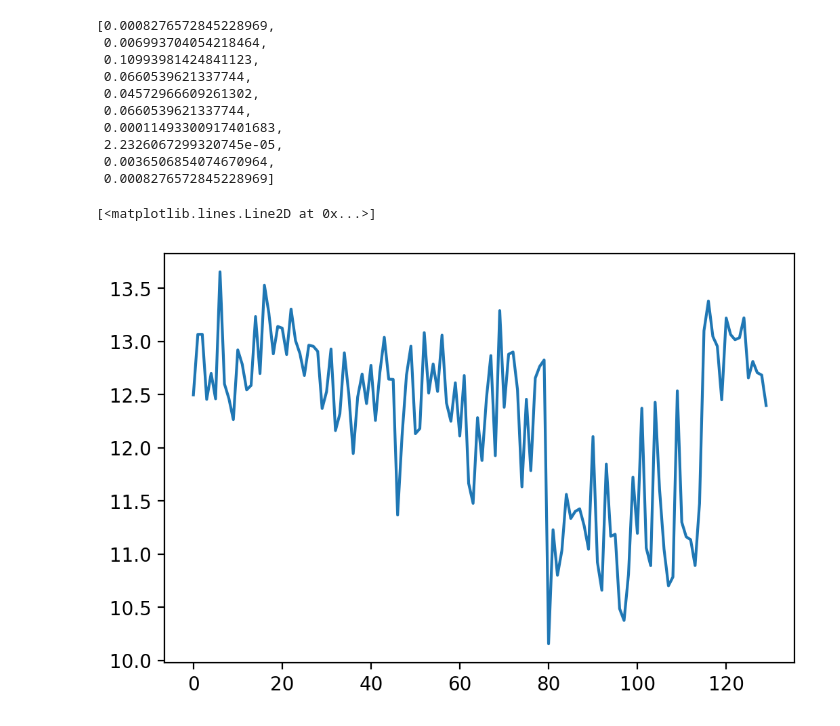
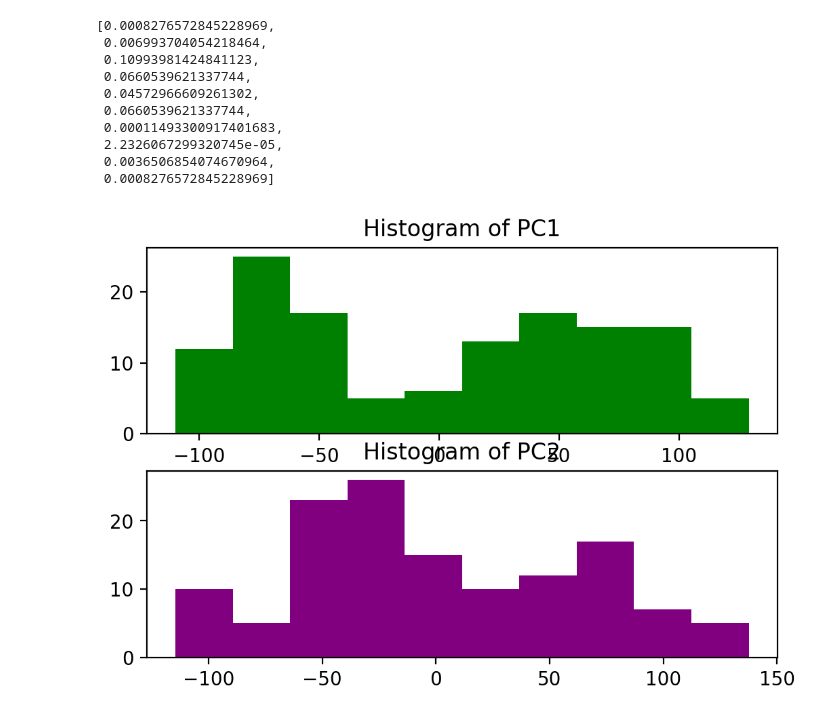
Before and after one commit to saba77-s/445-proj, a Jupyter notebook: poisson_model.ipynb, the cells around one changed output. Drawn from its saved outputs; the diff is of its cells as text; code cells hidden in the pictures.

```diff
--- a/poisson_model.ipynb
+++ b/poisson_model.ipynb
@@ -43,8 +45,3 @@ models
  2.2326067299320745e-05,
  0.0036506854074670964,
  0.0008276572845228969]
-# %%
-plt.plot(sample)
-# %% [output]
-[<matplotlib.lines.Line2D at 0x...>]
-[figure, removed]
@@ -50,0 +65,23 @@ plt.plot(sample)
+# %%
+from sklearn.decomposition import PCA
+import seaborn as sns
+
+pca = PCA(n_components=2)
+pca.fit(data[:,2:])
+data_pcaed = pca.transform(data[:,2:])
+
+figure, axis = plt.subplots(2, 1)
+# first plotting the PCA space
+# axis[0].scatter(data_pcaed[:,0], data_pcaed[:,1])
+# axis[0].set_xlabel("PC1")
+# axis[0].set_ylabel("PC2")
+# axis[0].set_title("Top 2 Principal Components")
+# second plotting histogram for PC1
+axis[0].hist(data_pcaed[:,0], color="g")
+axis[0].set_title("Histogram of PC1")
+# third plotting histogram for PC2
+axis[1].hist(data_pcaed[:,1], color="purple")
+axis[1].set_title("Histogram of PC2")
+plt.show()
+# %% [output]
+[figure, added]
```
Also changed, not shown: parts of 5 cells of this notebook.
